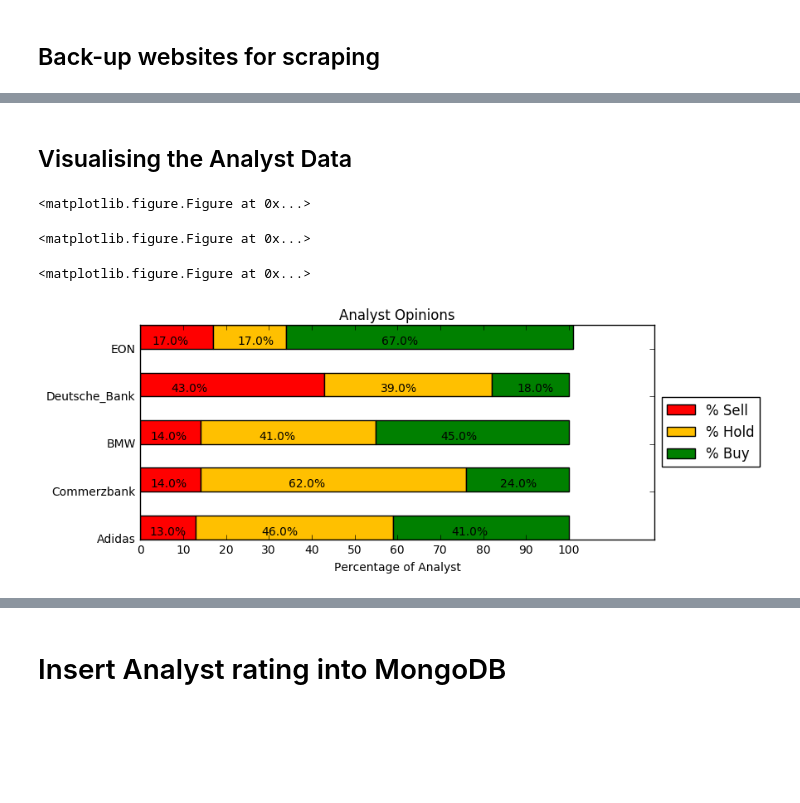
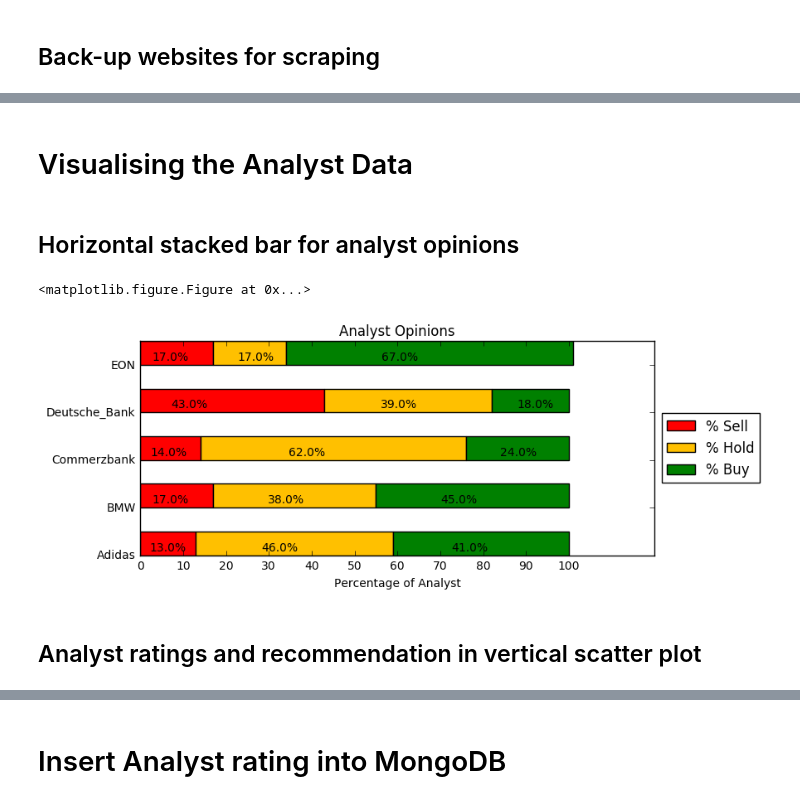
Before and after one commit to Ranga94/dax_project, a Jupyter notebook: analyst_rating_webscraping/scraping_analyst_opinions.ipynb, the cells around one changed output, grey strips where cells are left out. Saved outputs shown, nothing was run; the diff lists cells and outputs as text; code cells hidden in the pictures; blank space fills up the shorter version.

Commit message:
Updated scraping of analyst opinions with visualisation

```diff
--- a/analyst_rating_webscraping/scraping_analyst_opinions.ipynb
+++ b/analyst_rating_webscraping/scraping_analyst_opinions.ipynb
@@ -71,7 +72,7 @@ def analyst_businessinsider(constituents_list):
         else:
             rating_result = 'Strong sell'
 
-        analyst_opinion_table = analyst_opinion_table.append(pd.DataFrame({'Constituent':constituent,'Analyst rating': rating, 'Analyst recommendation': rating_result,'Buy':buy_count,'Hold':hold_count,'Sell':sell_count,'% Buy':round(buy_count*1.0/total,2),'% Hold':round(hold_count*1.0/total,2),'% Sell':round(sell_count*1.0/total,2),'Median target price':median_target, 'Highest target price':highest_target,'Lowest target price':lowest_target},index=[0]),ignore_index=True)
-    columnsTitles = ['Constituent','Analyst rating','Analyst recommendation', 'Buy','Hold','Sell','% Buy','% Hold','% Sell','Median target price','Highest target price','Lowest target price']
+        analyst_opinion_table = analyst_opinion_table.append(pd.DataFrame({'Constituent':constituent,'Analyst rating': rating, 'Analyst recommendation': rating_result,'Buy':buy_count,'Hold':hold_count,'Sell':sell_count,'% Buy':round(buy_count*1.0/total,2),'% Hold':round(hold_count*1.0/total,2),'% Sell':round(sell_count*1.0/total,2),'Median target price':median_target, 'Highest target price':highest_target,'Lowest target price':lowest_target,'Date':datetime.date.today(),'Table':'Analyst opinions'},index=[0],),ignore_index=True)
+    columnsTitles = ['Constituent','Analyst rating','Analyst recommendation', 'Buy','Hold','Sell','% Buy','% Hold','% Sell','Median target price','Highest target price','Lowest target price','Table','Date']
     analyst_opinion_table =analyst_opinion_table.reindex(columns=columnsTitles)
     return analyst_opinion_table
@@ -115,0 +106,6 @@ rating = float(analyst_recommendation[-4].text)
+# %%
+all_constituents = ['Allianz', 'Adidas', 'BASF', 'Bayer', 'Beiersdorf','BMW', 'Commerzbank', 'Continental', 'Daimler','Deutsche_Bank', 'Deutsche_Boerse', 'Deutsche_Post','Deutsche_Telekom', 'EON', 'Fresenius', 'HeidelbergCement', 'Infineon','Linde','Lufthansa', 'Merck', 'RWE', 'Siemens', 'Thyssenkrupp','Vonovia','Fresenius_Medical_Care','Munich_RE','ProSiebenSat1_Media','Volkswagen_vz']
+constituents_list=['Adidas', 'Commerzbank', 'BMW', 'Deutsche_Bank', 'EON']
+analyst_opinions_table=analyst_businessinsider(all_constituents)
+analyst_opinions_table
+#analyst_opinions_table.to_csv('analyst_opinions_table.csv', encoding = 'utf-8', index = False)
@@ -116,2 +130,4 @@ rating = float(analyst_recommendation[-4].text)
 # %% [markdown]
-## Visualising the Analyst Data
+# Visualising the Analyst Data
+# %% [markdown]
+## Horizontal stacked bar for analyst opinions
@@ -118,7 +180,5 @@ rating = float(analyst_recommendation[-4].text)
 # %%
-barh_opinions(analyst_opinions_table,ht=0.50)
+barh_opinions(constituents_list,analyst_opinions_table,ht=0.50)
 # %% [output]
 <matplotlib.figure.Figure at 0x...>
-<matplotlib.figure.Figure at 0x...>
-<matplotlib.figure.Figure at 0x...>
-[figure, old version]
+[figure, new version]
@@ -167 +185,3 @@ def barh_opinions(analyst_opinions_table,ht): # the width of the bars,usually 0.
+# %% [markdown]
+## Analyst ratings and recommendation in vertical scatter plot
 # %%
```
Also changed, not shown: parts of 13 cells of this notebook.
